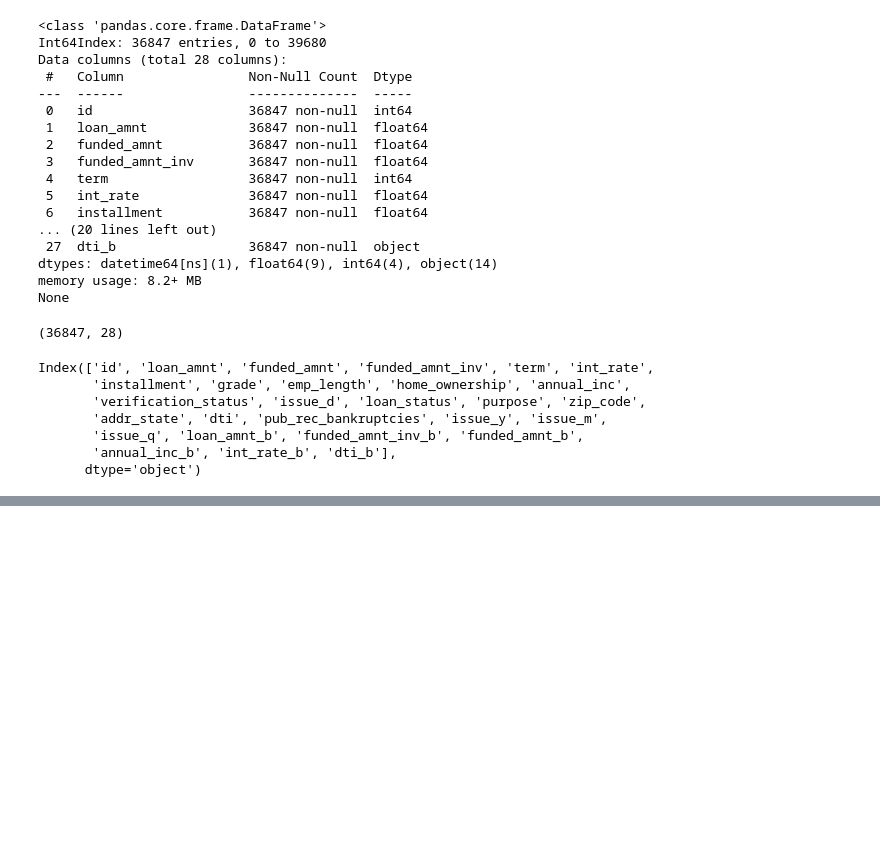
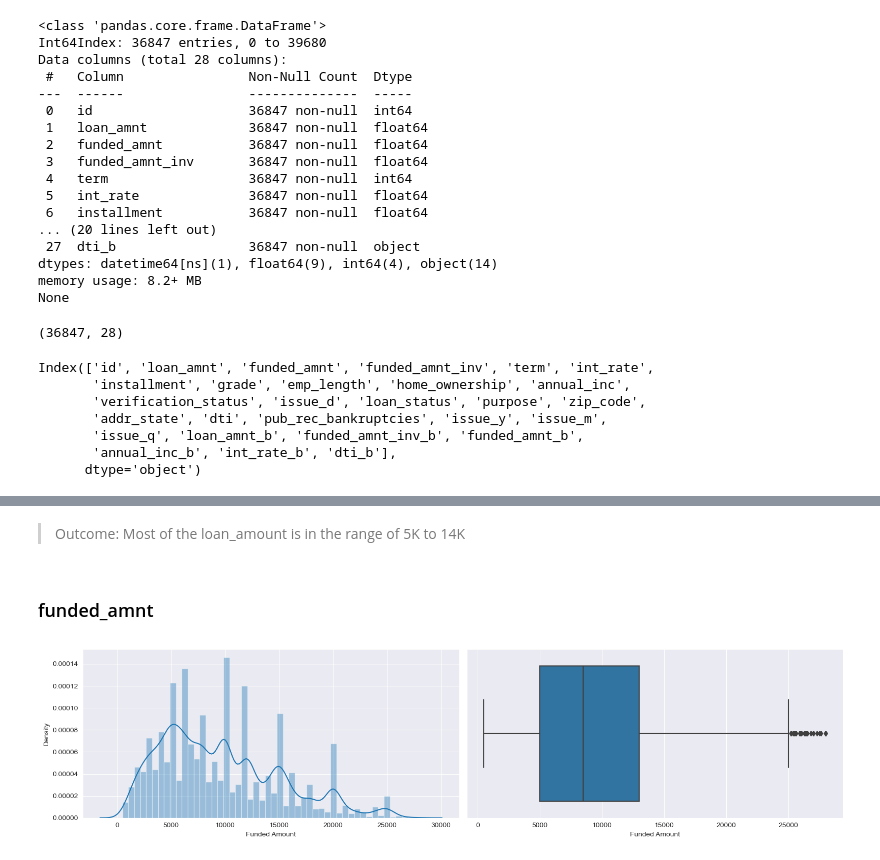
Before and after one commit to manikUpgrad/lending-club, a Jupyter notebook: manik_bajaj.ipynb, the cells around one changed output, grey strips where cells are left out. Cells and saved outputs as stored; diff of their text form; code cells hidden in the pictures; blank space fills up the shorter version.

```diff
--- a/manik_bajaj.ipynb
+++ b/manik_bajaj.ipynb
@@ -608,0 +795,8 @@ dict[dict['Status'] == "Retained"]
+# %% [markdown]
+> Outcome: Most of the loan_amount is in the range of 5K to 14K
+# %% [markdown]
+### funded_amnt
+# %%
+univariate_analysis(loan, 'funded_amnt')
+# %% [output]
+[figure, added]
```
Also changed, not shown: parts of 21 cells of this notebook.
